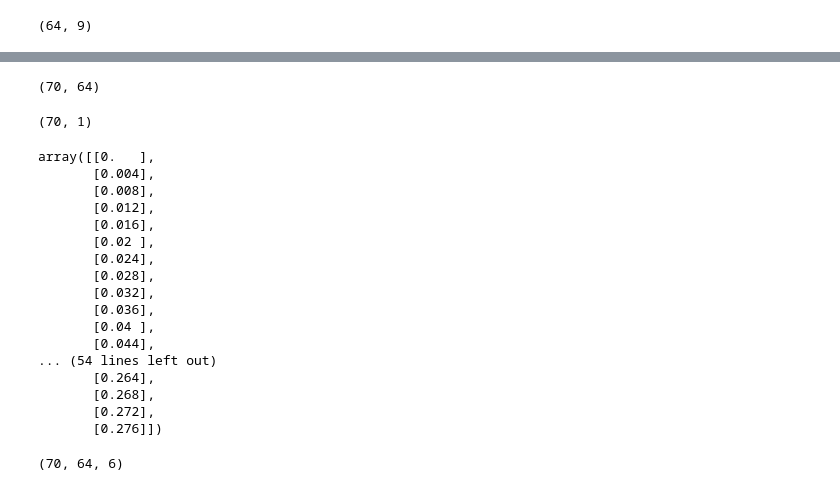
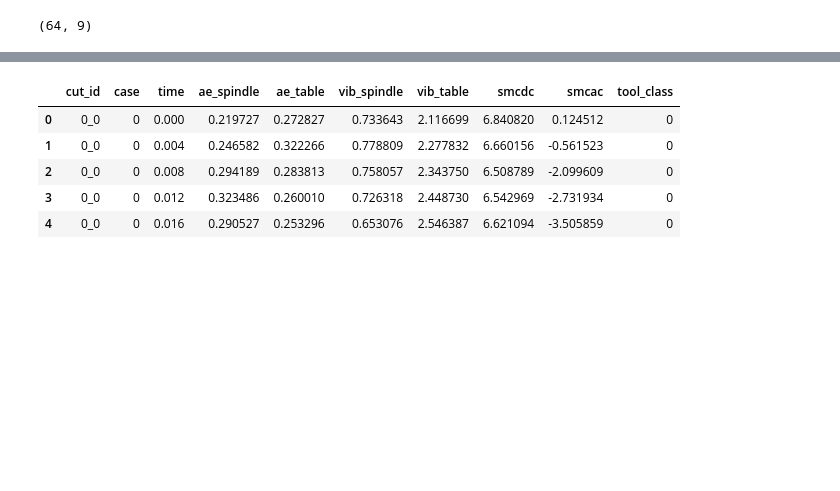
Before and after one commit to tvhahn/tspipe, a Jupyter notebook: notebooks/1.0-milling-tsfresh.ipynb, the cells around one changed output, grey strips where cells are left out. Cells and saved outputs as stored; diff of their text form; code cells hidden in the pictures; blank space fills up the shorter version.

```diff
--- a/notebooks/1.0-milling-tsfresh.ipynb
+++ b/notebooks/1.0-milling-tsfresh.ipynb
@@ -636,32 +535,20 @@ array([0.   , 0.004, 0.008, 0.012, 0.016, 0.02 , 0.024, 0.028, 0.032,
-# %%
-sub_cut_time.shape
-# %% [output]
-(70, 64)
-# %%
-sub_cut_time.shape
-# %% [output]
-(70, 1)
-# %%
-sub_cut_time
-# %% [output]
-array([[0.   ],
-       [0.004],
-       [0.008],
-       [0.012],
-       [0.016],
-       [0.02 ],
-       [0.024],
-       [0.028],
-       [0.032],
-       [0.036],
-       [0.04 ],
-       [0.044],
-... (54 lines left out)
-       [0.264],
-       [0.268],
-       [0.272],
-       [0.276]])
-# %%
-cut_array_windowed.shape
-# %% [output]
-(70, 64, 6)
+# %%
+col_names = [s.lower() for s in list(signal_names)] + ["tool_class", "cut_id", "time"]
+
+col_dtype = [np.float32, np.float32, np.float32, np.float32, np.float32, np.float32, int, str, np.float32]
+
+col_dtype_dict = dict(zip(col_names, col_dtype))
+
+col_names_ordered = ['cut_id', 'case', 'time', 'ae_spindle', 'ae_table', 'vib_spindle', 'vib_table', 'smcdc', 'smcac','tool_class']
+# %%
+dfc = pd.DataFrame(c, columns=col_names, dtype=str).astype(col_dtype_dict)
+dfc["case"] = dfc["cut_id"].str.split("_").str[0] # split the cut_id by "_" and take the first element (case)
+dfc = dfc[col_names_ordered] # reorder the columns
+dfc.head()
+# %% [output]
+|  | cut_id | case | time | ae_spindle | ae_table | vib_spindle | vib_table | smcdc | smcac | tool_class |
+| 0 | 0_0 | 0 | 0.000 | 0.219727 | 0.272827 | 0.733643 | 2.116699 | 6.840820 | 0.124512 | 0 |
+| 1 | 0_0 | 0 | 0.004 | 0.246582 | 0.322266 | 0.778809 | 2.277832 | 6.660156 | -0.561523 | 0 |
+| 2 | 0_0 | 0 | 0.008 | 0.294189 | 0.283813 | 0.758057 | 2.343750 | 6.508789 | -2.099609 | 0 |
+| 3 | 0_0 | 0 | 0.012 | 0.323486 | 0.260010 | 0.726318 | 2.448730 | 6.542969 | -2.731934 | 0 |
+| 4 | 0_0 | 0 | 0.016 | 0.290527 | 0.253296 | 0.653076 | 2.546387 | 6.621094 | -3.505859 | 0 |
```
Also changed, not shown: parts of 12 cells of this notebook.
